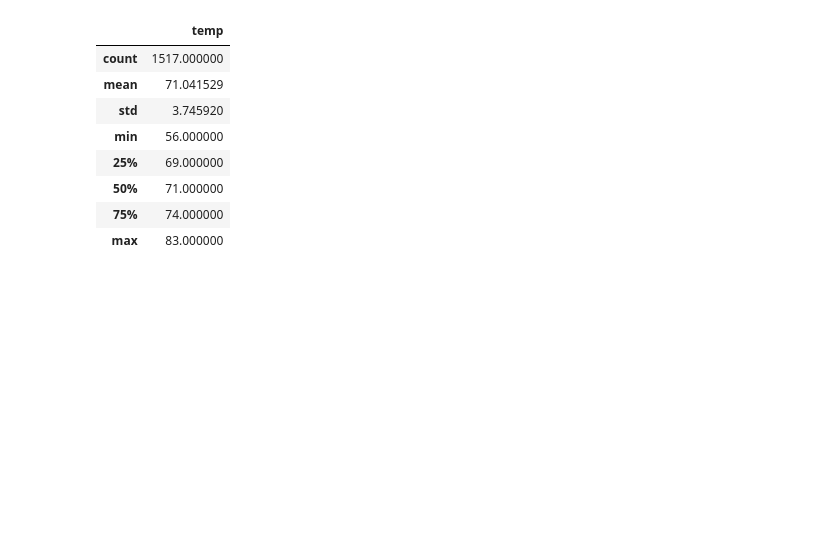
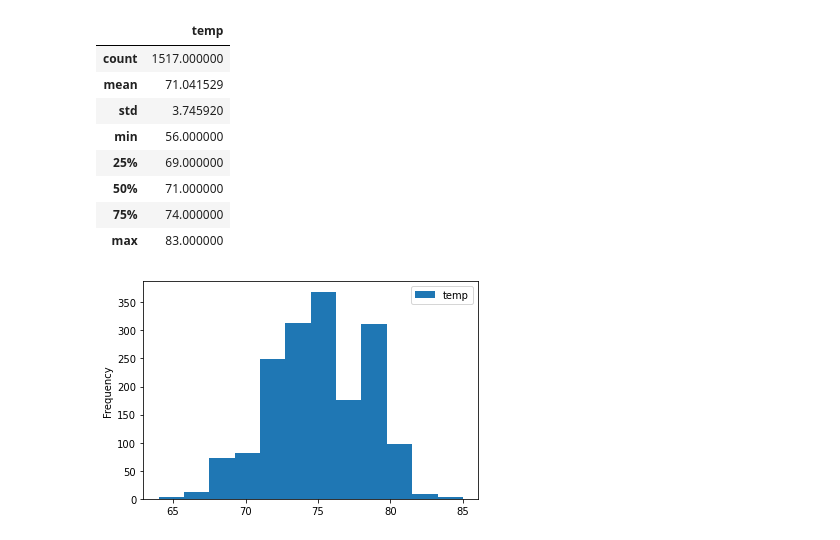
Before and after one commit to melindamalone/surfs_up, a Jupyter notebook: SurfsUp_Challenge.ipynb, the cells around one changed output. Drawn from its saved outputs; the diff is of its cells as text; code cells hidden in the pictures; blank space fills up the shorter version.

```diff
--- a/SurfsUp_Challenge.ipynb
+++ b/SurfsUp_Challenge.ipynb
@@ -118,3 +122,9 @@ dec_df.describe()
 | 50% | 71.000000 |
 | 75% | 74.000000 |
 | max | 83.000000 |
+# %%
+# Additional query #1 (deliverable 3)
+jun_df.plot.hist(bins=12)
+plt.savefig("Resources/June_Histogram.png")
+# %% [output]
+[figure, added]
```
Also changed, not shown: parts of 2 cells of this notebook, 3 other files.
